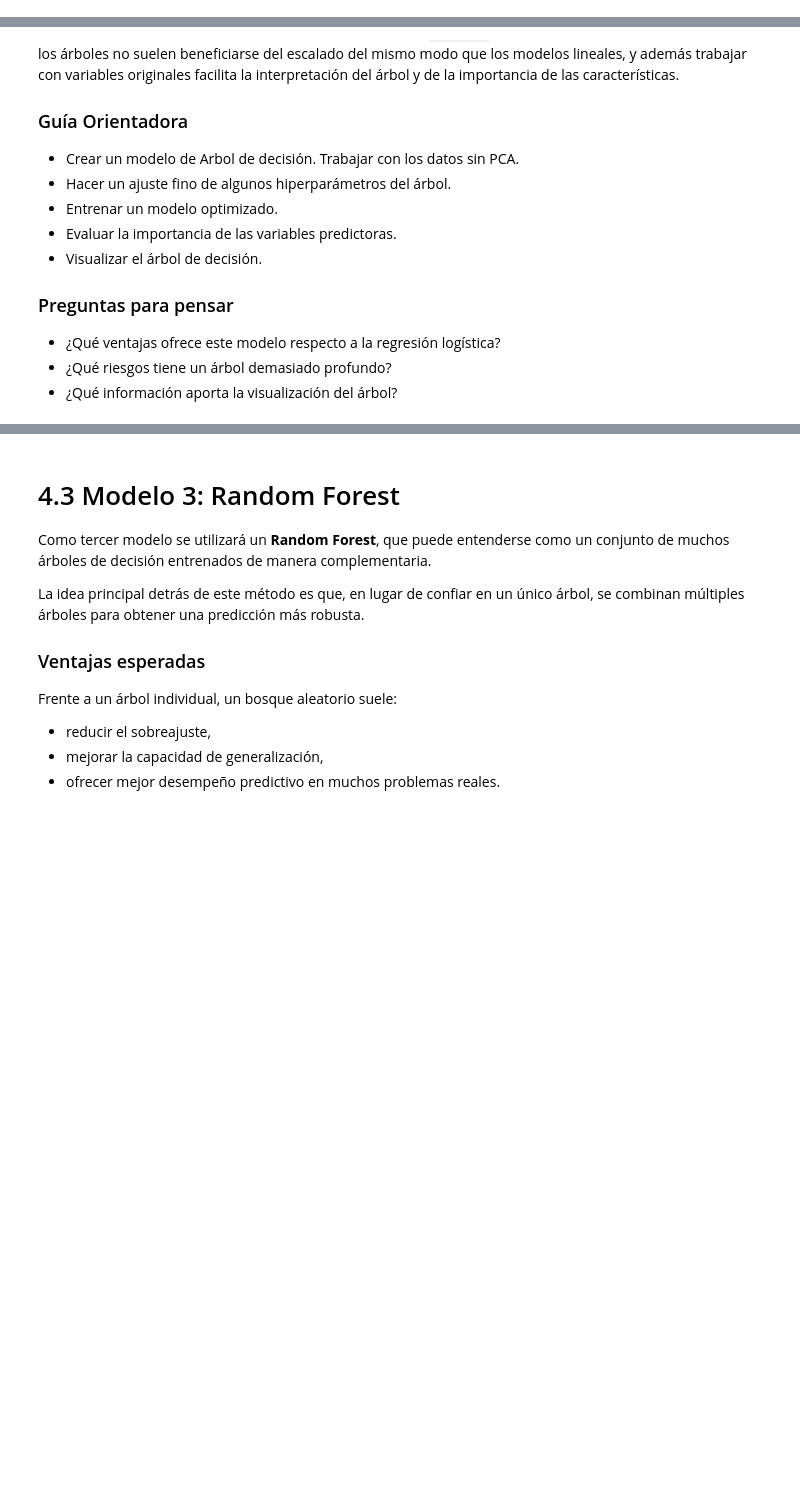
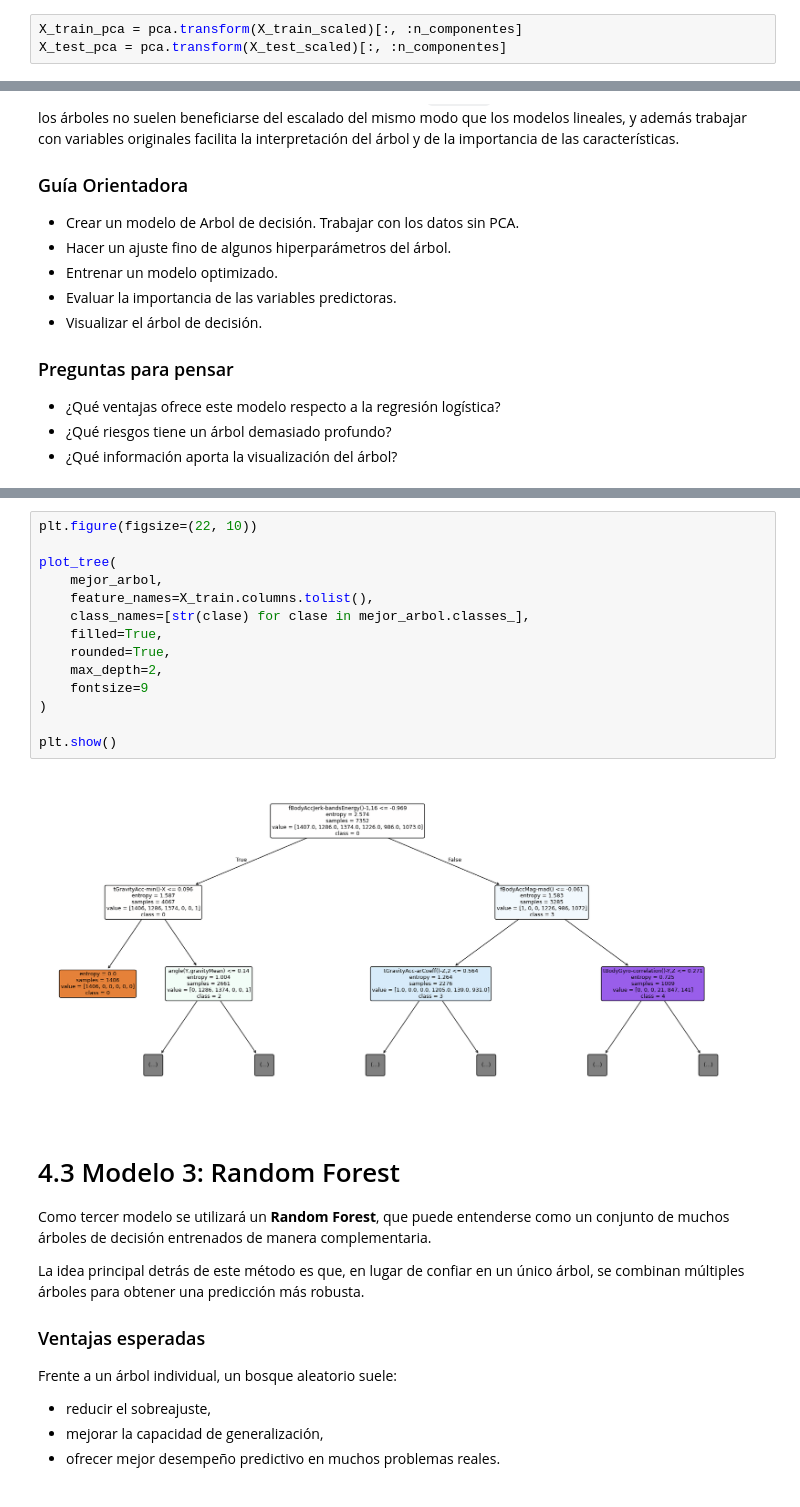
Before and after one commit to matigold22/TP-SIA, a Jupyter notebook: Consigna_TP2.ipynb, the cells around one changed output, grey strips where cells are left out. Saved outputs shown, nothing was run; the diff lists cells and outputs as text; blank space fills up the shorter version.

```diff
--- a/Consigna_TP2.ipynb
+++ b/Consigna_TP2.ipynb
@@ -157,0 +342,3 @@ Aplicar PCA para reducir la dimensionalidad del dataset antes de entrenar.
+# %%
+X_train_pca = pca.transform(X_train_scaled)[:, :n_componentes]
+X_test_pca = pca.transform(X_test_scaled)[:, :n_componentes]
@@ -225,3 +529,19 @@ Esto tiene sentido porque los árboles no suelen beneficiarse del escalado del m
+# %%
+plt.figure(figsize=(22, 10))
+
+plot_tree(
+    mejor_arbol,
+    feature_names=X_train.columns.tolist(),
+    class_names=[str(clase) for clase in mejor_arbol.classes_],
+    filled=True,
+    rounded=True,
+    max_depth=2,
+    fontsize=9
+)
+
+plt.show()
+# %% [output]
+[figure, added]
 # %% [markdown]
 # 4.3 Modelo 3: Random Forest
 
```
Also changed, not shown: parts of 49 cells of this notebook.
